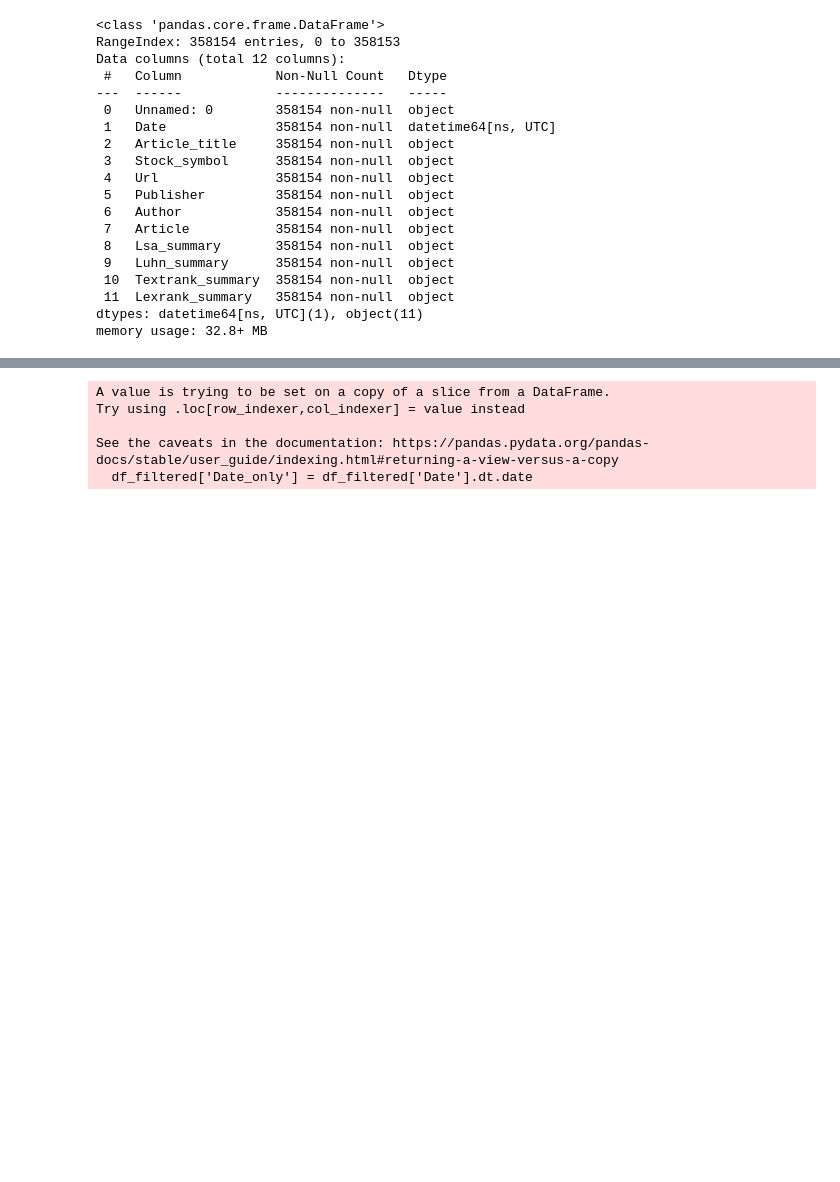
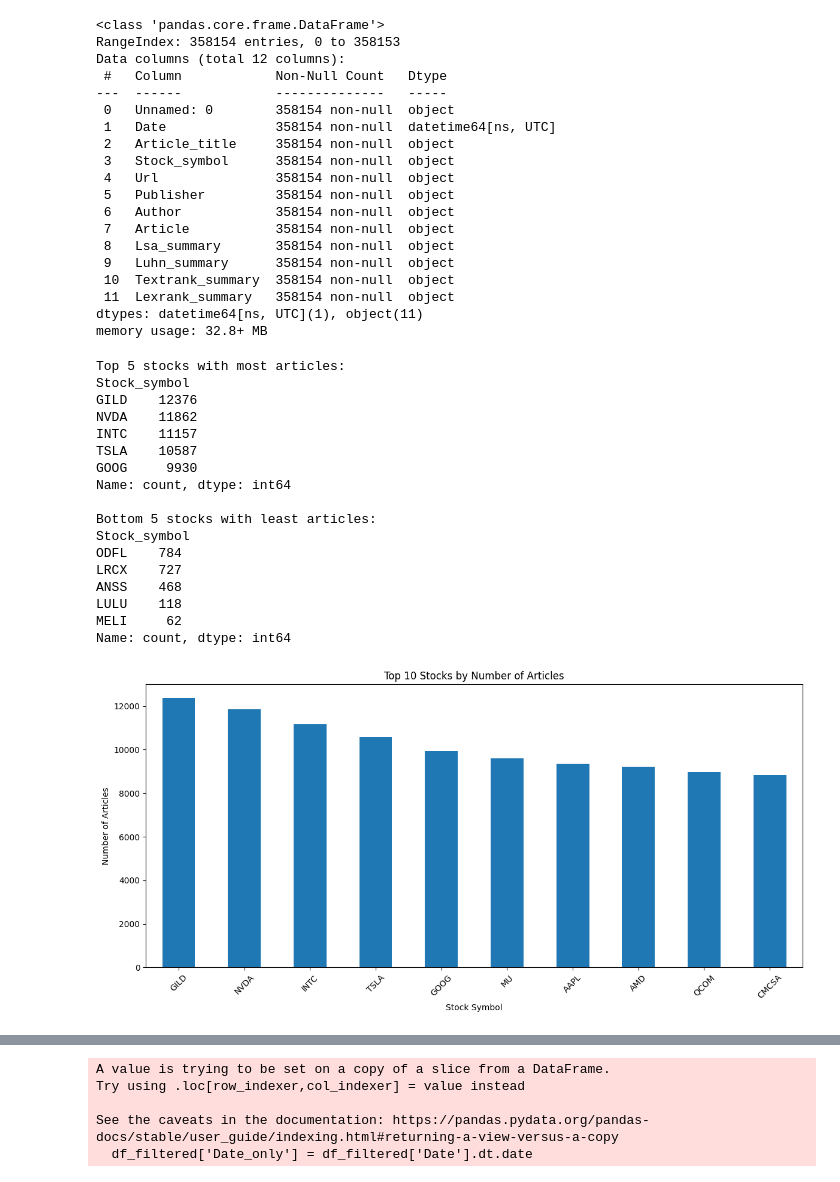
Before and after one commit to w1nsl/stock-prediction, a Jupyter notebook: notebooks/articles_sentiment.ipynb, the cells around one changed output, grey strips where cells are left out. Cells and saved outputs as stored; diff of their text form; code cells hidden in the pictures; blank space fills up the shorter version.

```diff
--- a/notebooks/articles_sentiment.ipynb
+++ b/notebooks/articles_sentiment.ipynb
@@ -37,3 +37,43 @@ Data columns (total 12 columns):
  11  Lexrank_summary   358154 non-null  object
 dtypes: datetime64[ns, UTC](1), object(11)
 memory usage: 32.8+ MB
+# %%
+# Count articles per stock symbol
+article_counts = df['Stock_symbol'].value_counts()
+
+# Display top 5 stocks with most articles
+print("Top 5 stocks with most articles:")
+print(article_counts.head(5))
+
+# Display bottom 5 stocks with least articles
+print("\nBottom 5 stocks with least articles:")
+print(article_counts.tail(5))
+
+# Visualize the distribution
+plt.figure(figsize=(12, 6))
+article_counts.head(10).plot(kind='bar')
+plt.title('Top 10 Stocks by Number of Articles')
+plt.xlabel('Stock Symbol')
+plt.ylabel('Number of Articles')
+plt.xticks(rotation=45)
+plt.tight_layout()
+plt.show()
+# %% [output]
+Top 5 stocks with most articles:
+Stock_symbol
+GILD    12376
+NVDA    11862
+INTC    11157
+TSLA    10587
+GOOG     9930
+Name: count, dtype: int64
+
+Bottom 5 stocks with least articles:
+Stock_symbol
+ODFL    784
+LRCX    727
+ANSS    468
+LULU    118
+MELI     62
+Name: count, dtype: int64
+[figure, added]
```
Also changed, not shown: parts of 3 cells of this notebook, 16 other files.
